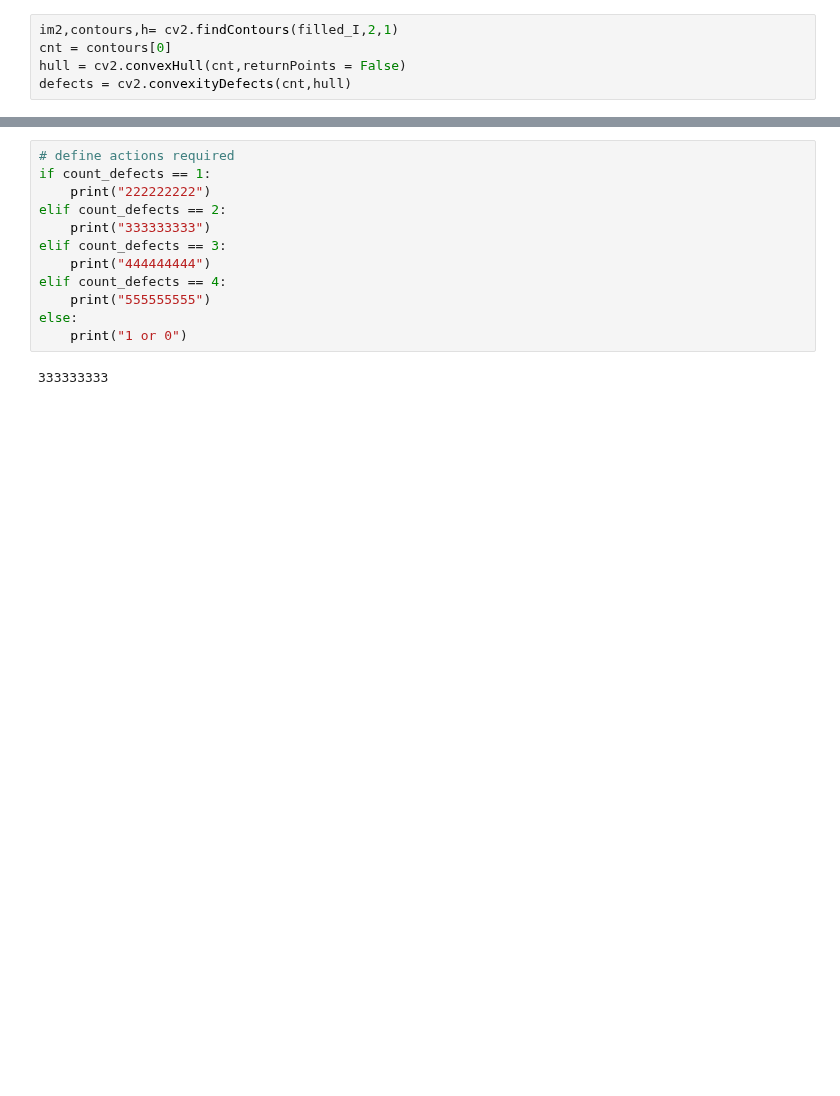
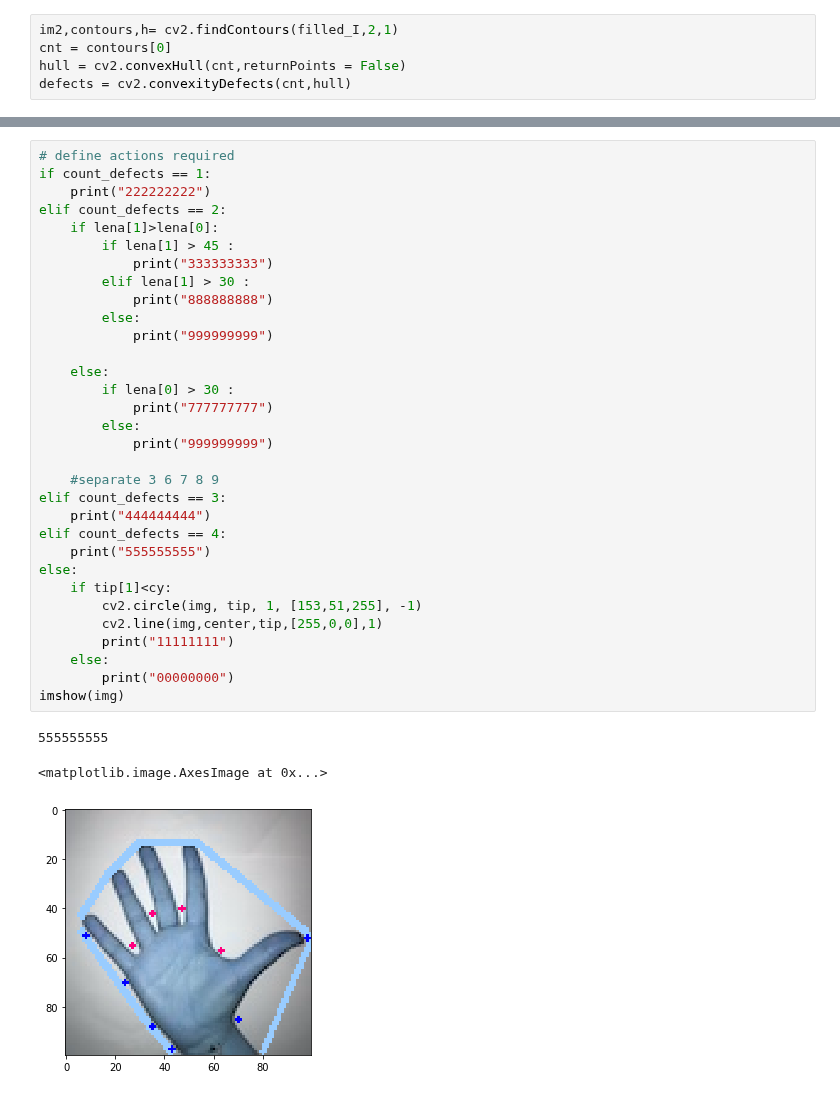
Before and after one commit to Bermewda/Sign-Language-recognition, a Jupyter notebook: Finger_recognize.ipynb, the cells around one changed output, grey strips where cells are left out. Saved outputs shown, nothing was run; the diff lists cells and outputs as text; blank space fills up the shorter version.

```diff
--- a/Finger_recognize.ipynb
+++ b/Finger_recognize.ipynb
@@ -84,14 +129,36 @@ imshow(img)
-# %%
-# define actions required
-if count_defects == 1:
-    print("222222222")
-elif count_defects == 2:
-    print("333333333")
-elif count_defects == 3:
-    print("444444444")
-elif count_defects == 4:
-    print("555555555")
-else:
-    print("1 or 0")
-# %% [output]
-333333333
+# %%
+# define actions required
+if count_defects == 1:
+    print("222222222")
+elif count_defects == 2:
+    if lena[1]>lena[0]:
+        if lena[1] > 45 :
+            print("333333333")
+        elif lena[1] > 30 :
+            print("888888888")
+        else:
+            print("999999999")
+
+    else:
+        if lena[0] > 30 :
+            print("777777777")
+        else:
+            print("999999999")
+
+    #separate 3 6 7 8 9
+elif count_defects == 3:
+    print("444444444")
+elif count_defects == 4:
+    print("555555555")
+else:
+    if tip[1]<cy:
+        cv2.circle(img, tip, 1, [153,51,255], -1)
+        cv2.line(img,center,tip,[255,0,0],1)
+        print("11111111")
+    else:
+        print("00000000")
+imshow(img)
+# %% [output]
+555555555
+<matplotlib.image.AxesImage at 0x...>
+[figure, added]
```
Also changed, not shown: parts of 6 cells of this notebook.
